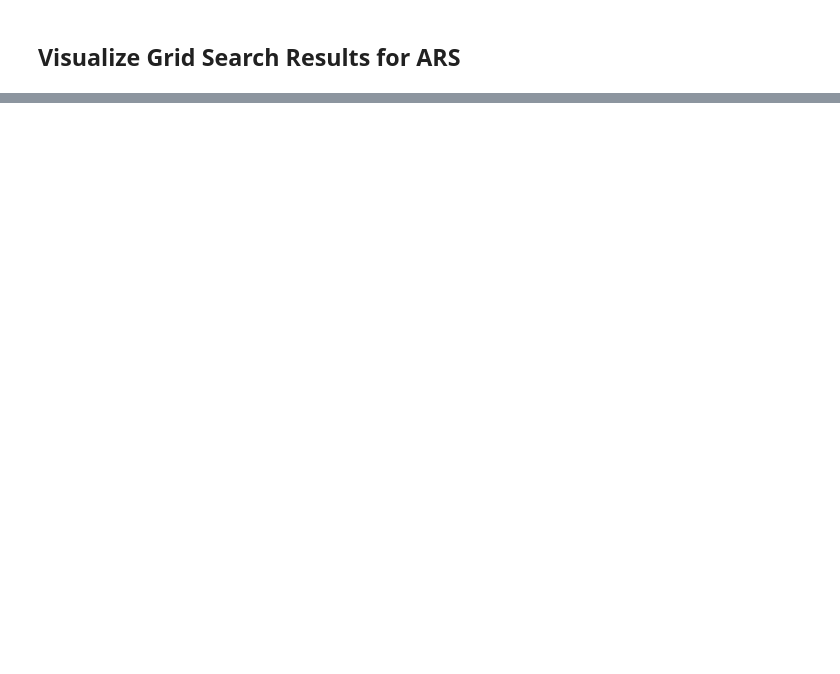
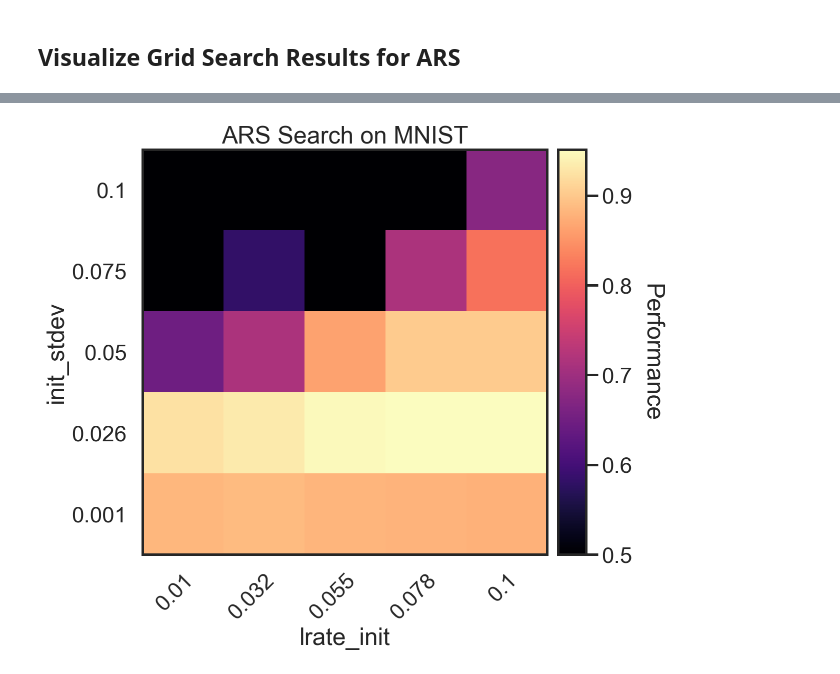
Before and after one commit to RobertTLange/evojax-benchmarks, a Jupyter notebook: viz_grid.ipynb, the cells around one changed output, grey strips where cells are left out. Saved outputs shown, nothing was run; the diff lists cells and outputs as text; code cells hidden in the pictures; blank space fills up the shorter version.

```diff
--- a/viz_grid.ipynb
+++ b/viz_grid.ipynb
@@ -39,0 +38,14 @@ visualize_2D_grid(
+# %%
+df = load_search_log("log/ARS/mnist/search_log.yaml")
+
+visualize_2D_grid(
+    df,
+    params_to_plot=['es_config/init_stdev',
+                    'es_config/optimizer_config/lrate_init'],
+    plot_title="ARS Search on MNIST",
+    xy_labels=["lrate_init", "init_stdev"],
+    round_ticks=3,
+    min_heat = 0.5,
+    fname="figures/ARS/mnist.png")
+# %% [output]
+[figure, added]
```
Also changed, not shown: parts of 2 cells of this notebook, 55 other files.
